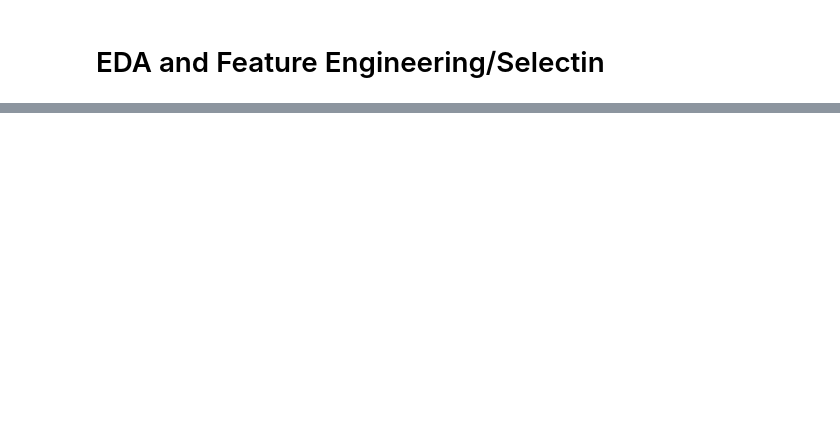
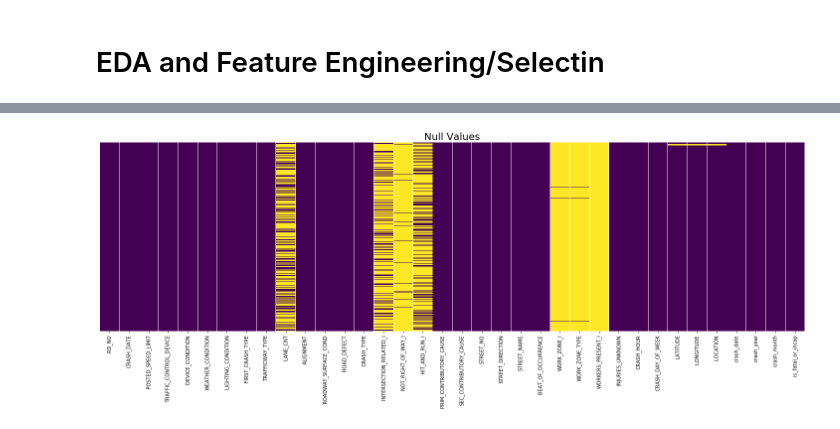
Before and after one commit to Morgan-Sell/chicago-traffic-safety, a Jupyter notebook: eda_feat_eng.ipynb, the cells around one changed output, grey strips where cells are left out. Drawn from its saved outputs; the diff is of its cells as text; code cells hidden in the pictures; blank space fills up the shorter version.

Commit message:
started featured engineering and eda

```diff
--- a/eda_feat_eng.ipynb
+++ b/eda_feat_eng.ipynb
@@ -13,13 +26,5 @@ from datetime import datetime
 # %%
-accidents = pd.read_csv('data/chi_traffic_accidents.csv')
+accidents = pd.read_csv('data/chi_traffic_accidents_sub.csv', parse_dates=['crash_date'])
-# %%
-start_date = datetime(2017, 9, 1)
-end_date = datetime(2020, 3, 1)
-
-accidents['crash_date'] = pd.to_datetime(accidents['CRASH_DATE'])
-#accidents['crash_date'] = accidents['crash_date'].dt.date
-
-accidents = accidents[(start_date <= accidents['crash_date']) & (accidents['crash_date'] < end_date)].copy()
 # %%
 accidents.info()
 # %% [output]
@@ -43,7 +111,6 @@ memory usage: 123.0+ MB
 # %%
-accidents['crash_date'] = pd.to_datetime(accidents['CRASH_DATE'])
 accidents['crash_year'] = accidents['crash_date'].dt.year
 accidents['crash_month'] = accidents['crash_date'].dt.month
 accidents['is_fatal'] = np.where(accidents['MOST_SEVERE_INJURY'] == 'FATAL', 1, 0)
 accidents['is_incap'] = np.where(accidents['MOST_SEVERE_INJURY'] == 'INCAPACITATING INJURY', 1, 0)
-accidents['is_fatal_or_incap'] = accidents['fatal_bool'] + accidents['incap_bool']
+accidents['is_fatal_or_incap'] = accidents['is_fatal'] + accidents['is_incap']
@@ -61,0 +117,12 @@ accidents.head()
+# %%
+# Removed columsn because data is administrative or describes the resulting injuries.
+cols_to_drop = ['CRASH_DATE_EST_I', 'CRASH_RECORD_ID', 'PHOTOS_TAKEN_I', 'STATEMENTS_TAKEN_I', 'DOORING_I', 'Unnamed: 0',
+               'CRASH_RECORD_ID', 'is_fatal', 'is_incap', 'CRASH_MONTH', 'INJURIES_REPORTED_NOT_EVIDENT', 'DAMAGE', 'REPORT_TYPE',
+               'DATE_POLICE_NOTIFIED', 'NUM_UNITS', 'MOST_SEVERE_INJURY', 'INJURIES_FATAL', 'INJURIES_TOTAL', 'INJURIES_INCAPACITATING',
+               'INJURIES_NON_INCAPACITATING', 'INJURIES_NO_INDICATION']
+
+accidents.drop(cols_to_drop, axis=1, inplace=True)
+# %%
+plot_null_val_heatmap(accidents, "Null Values", figsize=(20,8))
+# %% [output]
+[figure, added]
```
Also changed, not shown: parts of 16 cells of this notebook.
